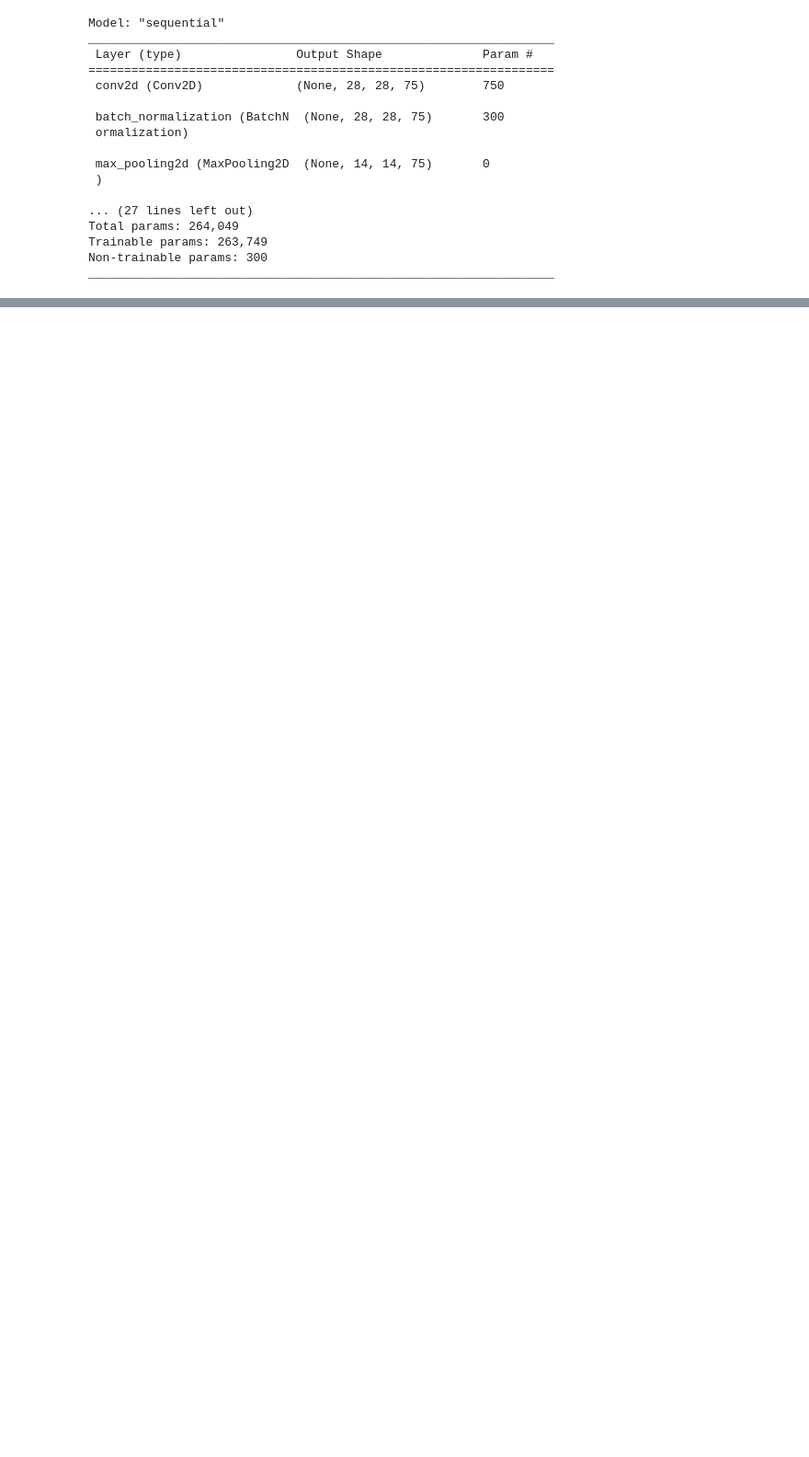
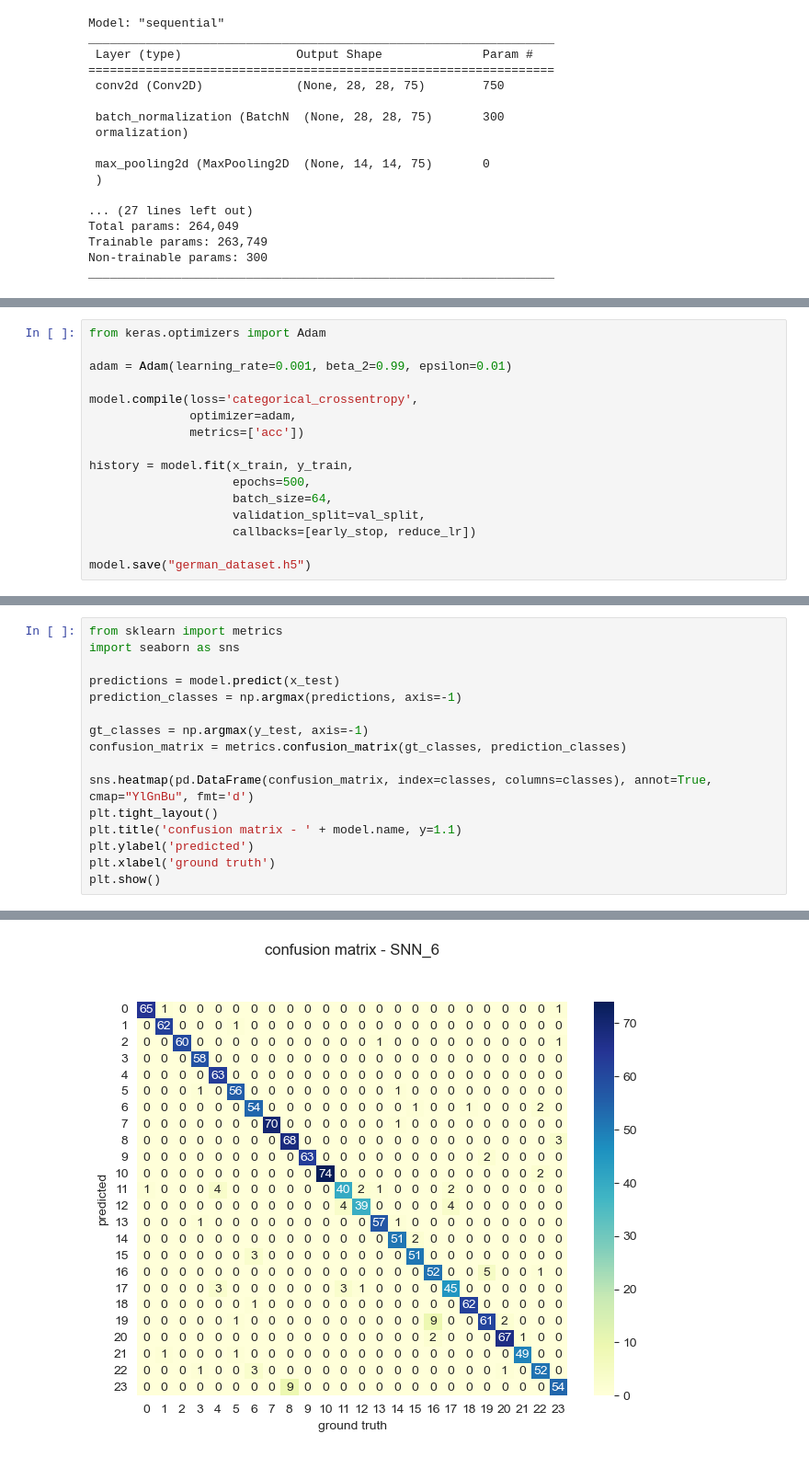
Before and after one commit to TjarkGerken/ml_intro_project, a Jupyter notebook: sign-language-recognision.ipynb, the cells around one changed output, grey strips where cells are left out. Shown at 92% size. Cells and saved outputs as stored; diff of their text form; blank space fills up the shorter version.

```diff
--- a/sign-language-recognision.ipynb
+++ b/sign-language-recognision.ipynb
@@ -186,0 +372,16 @@ display_prediction(sample_images, ground_truth, predicted_categories)
+# %%
+from keras.optimizers import Adam
+
+adam = Adam(learning_rate=0.001, beta_2=0.99, epsilon=0.01)
+
+model.compile(loss='categorical_crossentropy',
+              optimizer=adam,
+              metrics=['acc'])
+
+history = model.fit(x_train, y_train,
+                    epochs=500,
+                    batch_size=64,
+                    validation_split=val_split,
+                    callbacks=[early_stop, reduce_lr])
+
+model.save("german_dataset.h5")
@@ -186,0 +412,17 @@ display_prediction(sample_images, ground_truth, predicted_categories)
+# %%
+from sklearn import metrics
+import seaborn as sns
+
+predictions = model.predict(x_test)
+prediction_classes = np.argmax(predictions, axis=-1)
+
+gt_classes = np.argmax(y_test, axis=-1)
+confusion_matrix = metrics.confusion_matrix(gt_classes, prediction_classes)
+
+sns.heatmap(pd.DataFrame(confusion_matrix, index=classes, columns=classes), annot=True, cmap="YlGnBu", fmt='d')
+plt.tight_layout()
+plt.title('confusion matrix - ' + model.name, y=1.1)
+plt.ylabel('predicted')
+plt.xlabel('ground truth')
+plt.show()
+# %% [output]
@@ -186,0 +430 @@ display_prediction(sample_images, ground_truth, predicted_categories)
+[figure, added]
```
Also changed, not shown: parts of 21 cells of this notebook, 2 other files.
